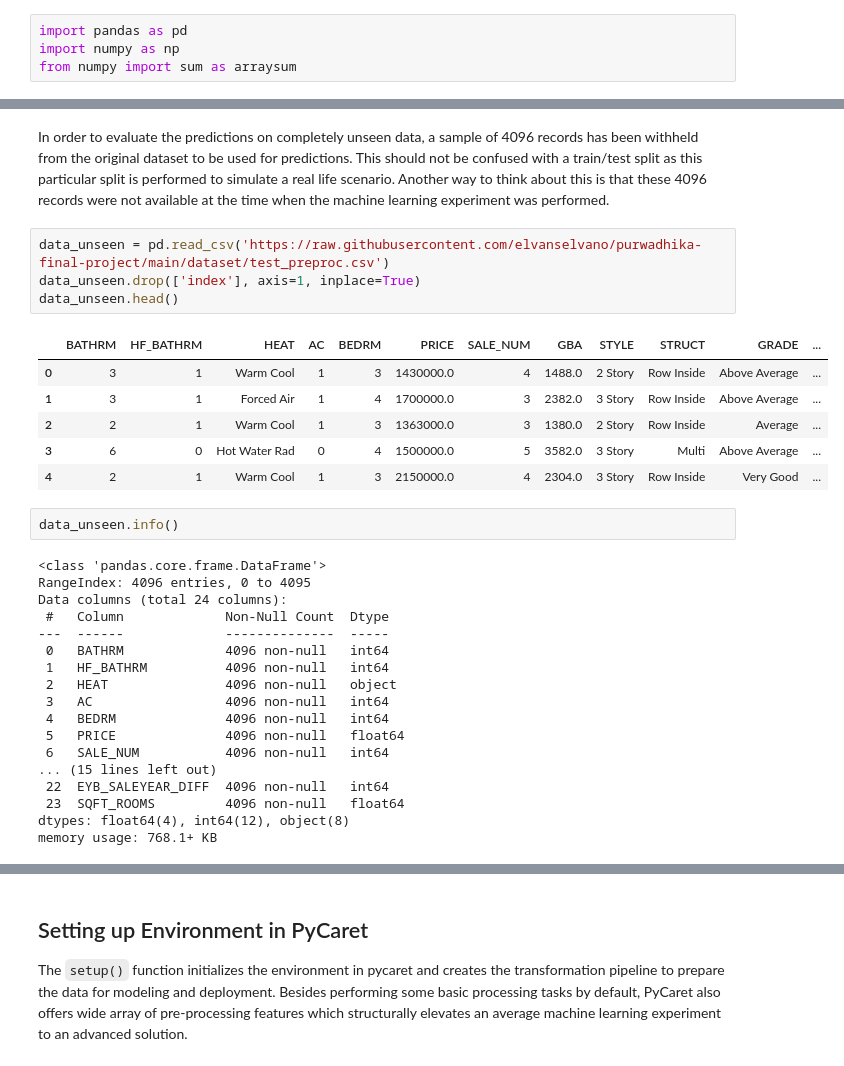
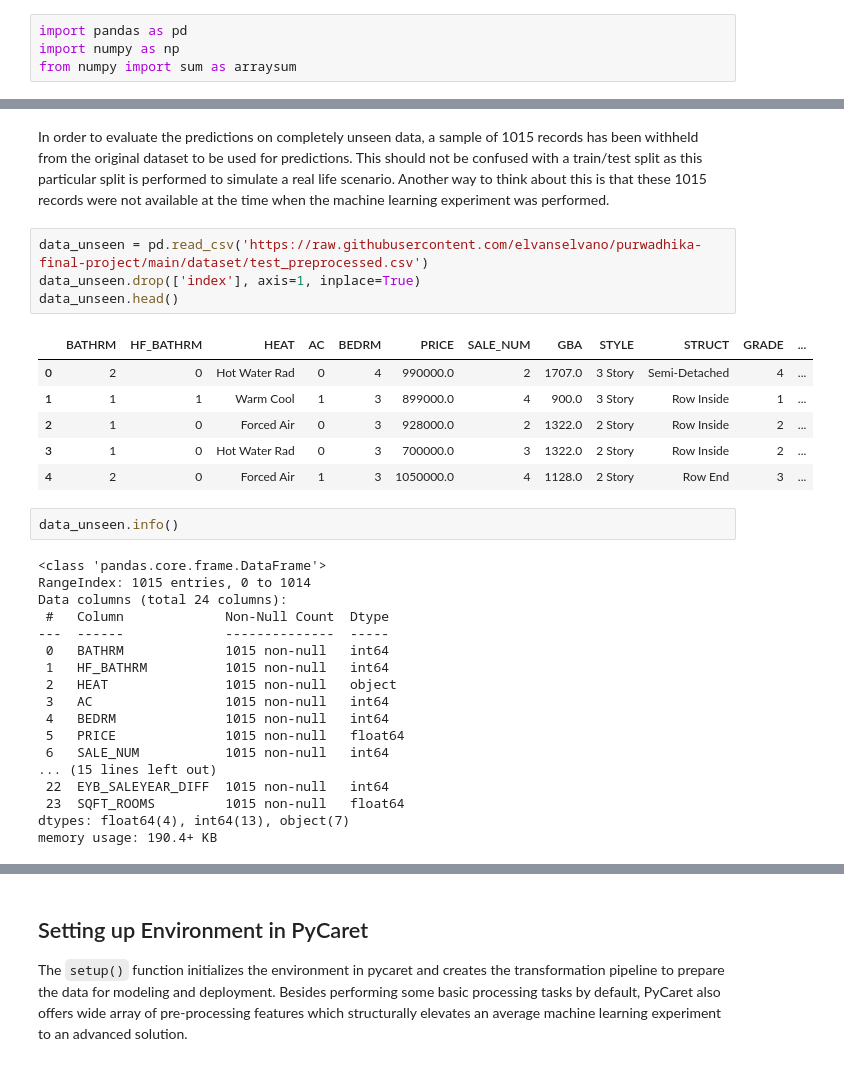
Before and after one commit to elvanselvano/purwadhika-final-project, a Jupyter notebook: notebooks/05_methodology.ipynb, the cells around one changed output, grey strips where cells are left out. Cells and saved outputs as stored; diff of their text form.

```diff
--- a/notebooks/05_methodology.ipynb
+++ b/notebooks/05_methodology.ipynb
@@ -62,36 +62,36 @@ dataset.describe()
 # %% [markdown]
-In order to evaluate the predictions on completely unseen data, a sample of 4096 records has been withheld from the original dataset to be used for predictions. This should not be confused with a train/test split as this particular split is performed to simulate a real life scenario. Another way to think about this is that these 4096 records were not available at the time when the machine learning experiment was performed.
+In order to evaluate the predictions on completely unseen data, a sample of 1015 records has been withheld from the original dataset to be used for predictions. This should not be confused with a train/test split as this particular split is performed to simulate a real life scenario. Another way to think about this is that these 1015 records were not available at the time when the machine learning experiment was performed.
 # %%
-data_unseen = pd.read_csv('https://raw.githubusercontent.com/elvanselvano/purwadhika-final-project/main/dataset/test_preproc.csv')
+data_unseen = pd.read_csv('https://raw.githubusercontent.com/elvanselvano/purwadhika-final-project/main/dataset/test_preprocessed.csv')
 data_unseen.drop(['index'], axis=1, inplace=True)
 data_unseen.head()
 # %% [output]
 |  | BATHRM | HF_BATHRM | HEAT | AC | BEDRM | PRICE | SALE_NUM | GBA | STYLE | STRUCT | GRADE | ... |
-| 0 | 3 | 1 | Warm Cool | 1 | 3 | 1430000.0 | 4 | 1488.0 | 2 Story | Row Inside | Above Average | ... |
-| 1 | 3 | 1 | Forced Air | 1 | 4 | 1700000.0 | 3 | 2382.0 | 3 Story | Row Inside | Above Average | ... |
-| 2 | 2 | 1 | Warm Cool | 1 | 3 | 1363000.0 | 3 | 1380.0 | 2 Story | Row Inside | Average | ... |
-| 3 | 6 | 0 | Hot Water Rad | 0 | 4 | 1500000.0 | 5 | 3582.0 | 3 Story | Multi | Above Average | ... |
-| 4 | 2 | 1 | Warm Cool | 1 | 3 | 2150000.0 | 4 | 2304.0 | 3 Story | Row Inside | Very Good | ... |
+| 0 | 2 | 0 | Hot Water Rad | 0 | 4 | 990000.0 | 2 | 1707.0 | 3 Story | Semi-Detached | 4 | ... |
+| 1 | 1 | 1 | Warm Cool | 1 | 3 | 899000.0 | 4 | 900.0 | 3 Story | Row Inside | 1 | ... |
+| 2 | 1 | 0 | Forced Air | 0 | 3 | 928000.0 | 2 | 1322.0 | 2 Story | Row Inside | 2 | ... |
+| 3 | 1 | 0 | Hot Water Rad | 0 | 3 | 700000.0 | 3 | 1322.0 | 2 Story | Row Inside | 2 | ... |
+| 4 | 2 | 0 | Forced Air | 1 | 3 | 1050000.0 | 4 | 1128.0 | 2 Story | Row End | 3 | ... |
 # %%
 data_unseen.info()
 # %% [output]
 <class 'pandas.core.frame.DataFrame'>
-RangeIndex: 4096 entries, 0 to 4095
+RangeIndex: 1015 entries, 0 to 1014
 Data columns (total 24 columns):
  #   Column             Non-Null Count  Dtype
 ---  ------             --------------  -----
- 0   BATHRM             4096 non-null   int64
- 1   HF_BATHRM          4096 non-null   int64
- 2   HEAT               4096 non-null   object
- 3   AC                 4096 non-null   int64
- 4   BEDRM              4096 non-null   int64
- 5   PRICE              4096 non-null   float64
- 6   SALE_NUM           4096 non-null   int64
+ 0   BATHRM             1015 non-null   int64
+ 1   HF_BATHRM          1015 non-null   int64
+ 2   HEAT               1015 non-null   object
+ 3   AC                 1015 non-null   int64
+ 4   BEDRM              1015 non-null   int64
+ 5   PRICE              1015 non-null   float64
+ 6   SALE_NUM           1015 non-null   int64
 ... (15 lines left out)
- 22  EYB_SALEYEAR_DIFF  4096 non-null   int64
- 23  SQFT_ROOMS         4096 non-null   float64
-dtypes: float64(4), int64(12), object(8)
-memory usage: 768.1+ KB
+ 22  EYB_SALEYEAR_DIFF  1015 non-null   int64
+ 23  SQFT_ROOMS         1015 non-null   float64
+dtypes: float64(4), int64(13), object(7)
+memory usage: 190.4+ KB
 # %%
 data_unseen.describe()
 # %% [output]
```
Also changed, not shown: parts of 27 cells of this notebook, 1 other file.
